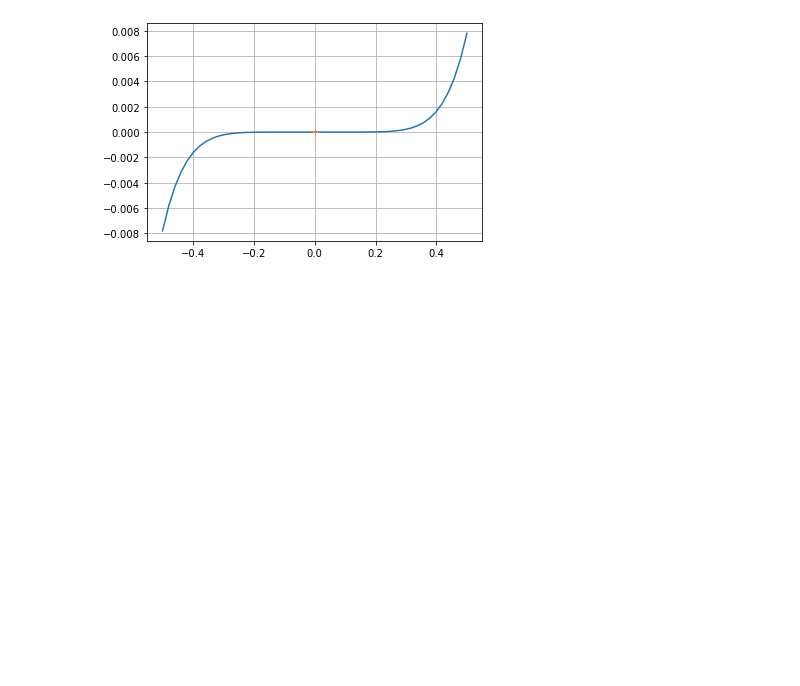
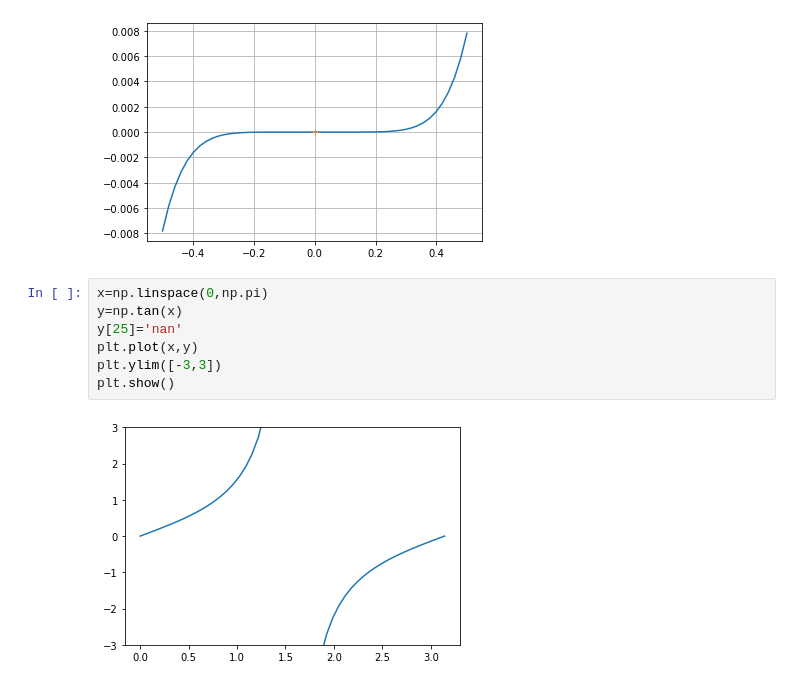
Before and after one commit to richmf/NotitasFisComp25-2, a Jupyter notebook: clase 7 (búsqueda de raices).ipynb, the cells around one changed output. Drawn from its saved outputs; the diff is of its cells as text; blank space fills up the shorter version.

```diff
--- a/clase 7 (búsqueda de raices).ipynb
+++ b/clase 7 (búsqueda de raices).ipynb
@@ -61,3 +61,12 @@ plt.grid()
 plt.show()
 # %% [output]
 [figure]
+# %%
+x=np.linspace(0,np.pi)
+y=np.tan(x)
+y[25]='nan'
+plt.plot(x,y)
+plt.ylim([-3,3])
+plt.show()
+# %% [output]
+[figure, added]
```
Also changed, not shown: parts of 2 cells of this notebook.
